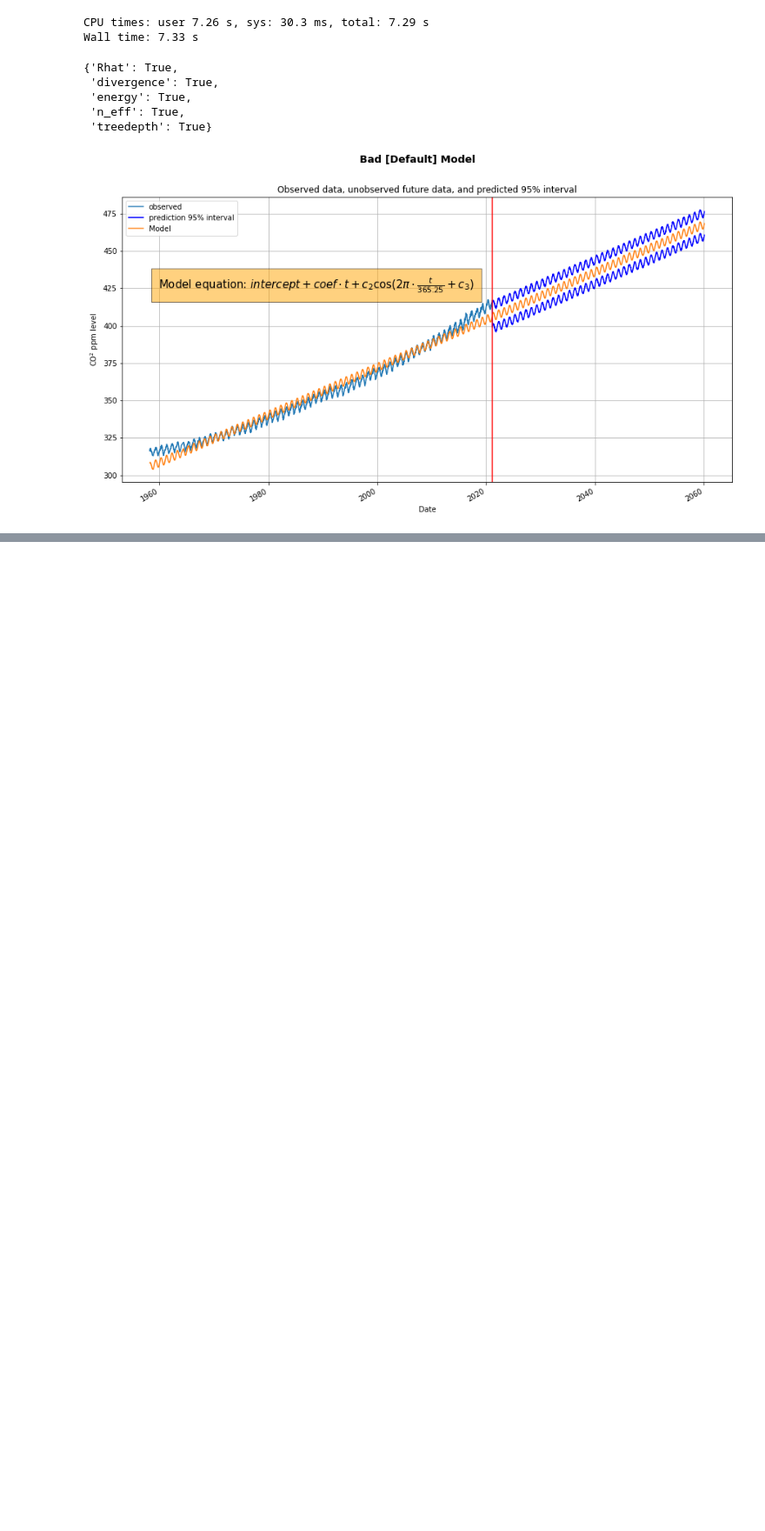
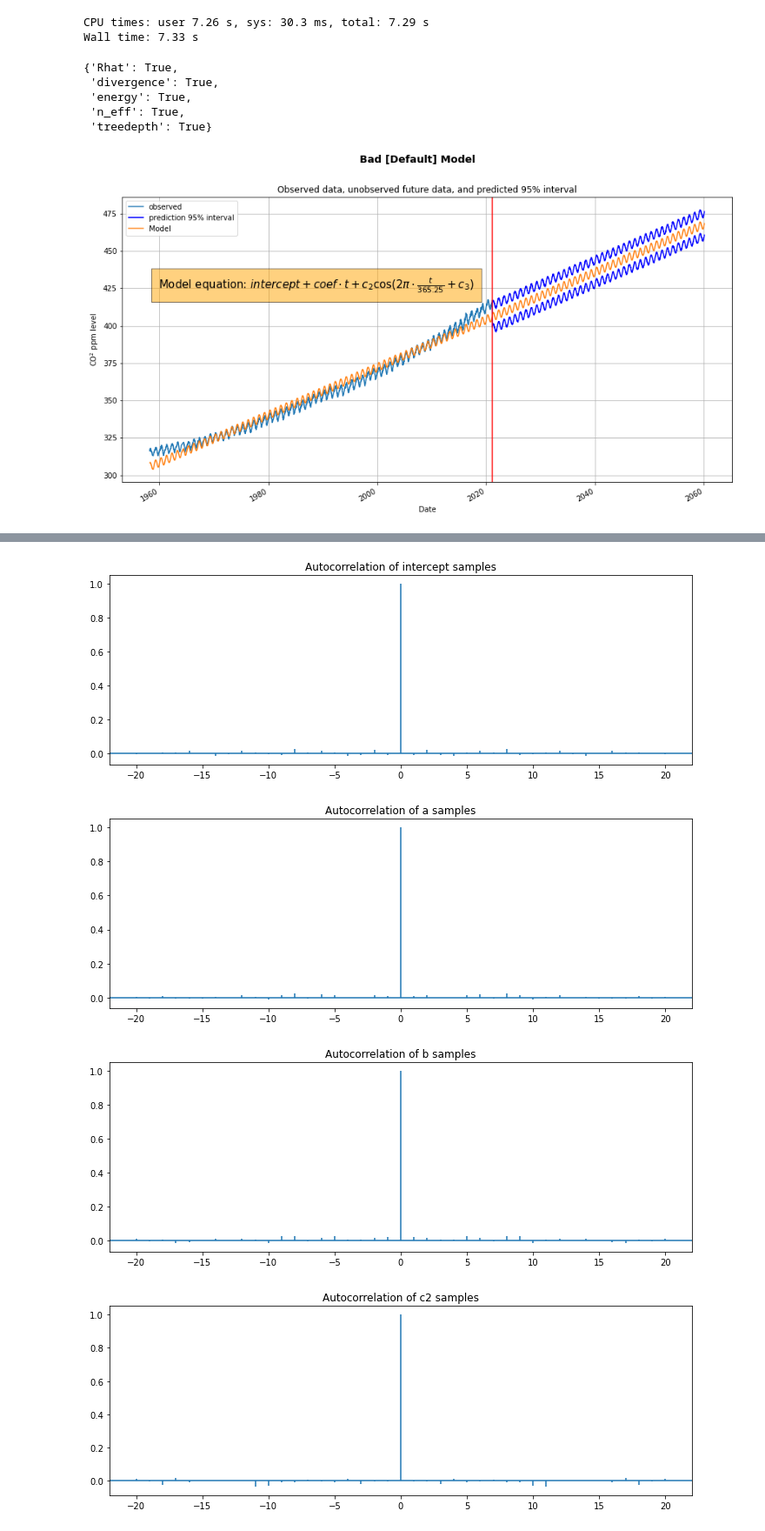
Before and after one commit to Inventrohyder/cs146, a Jupyter notebook: Assignments/final-project/notebook.ipynb, the cells around one changed output, grey strips where cells are left out. Shown at 87% size. Drawn from its saved outputs; the diff is of its cells as text; code cells hidden in the pictures; blank space fills up the shorter version.

```diff
--- a/Assignments/final-project/notebook.ipynb
+++ b/Assignments/final-project/notebook.ipynb
@@ -385,0 +386,23 @@ plt.show()
+# %%
+# Plot sample autocorrelation for each parameter.
+def plot_acf(x):
+    '''
+    Plot the autocorrelation function for a series x. This corresponds to the
+    acf() function in R. The series x is detrended by subtracting the mean of
+    the series before computing the autocorrelation.
+    '''
+    from scipy import signal
+    plt.acorr(
+        x, maxlags=20, detrend=lambda x: signal.detrend(x, type='constant'))
+
+for param in good_parameters:
+    plt.figure(figsize=(12, 4))
+    plot_acf(good_samples[param])
+    plt.title(f'Autocorrelation of {param} samples')
+
+plt.show()
+# %% [output]
+[figure, added]
+[figure, added]
+[figure, added]
+[figure, added]
```
Also changed, not shown: parts of 6 cells of this notebook, 1 other file.
